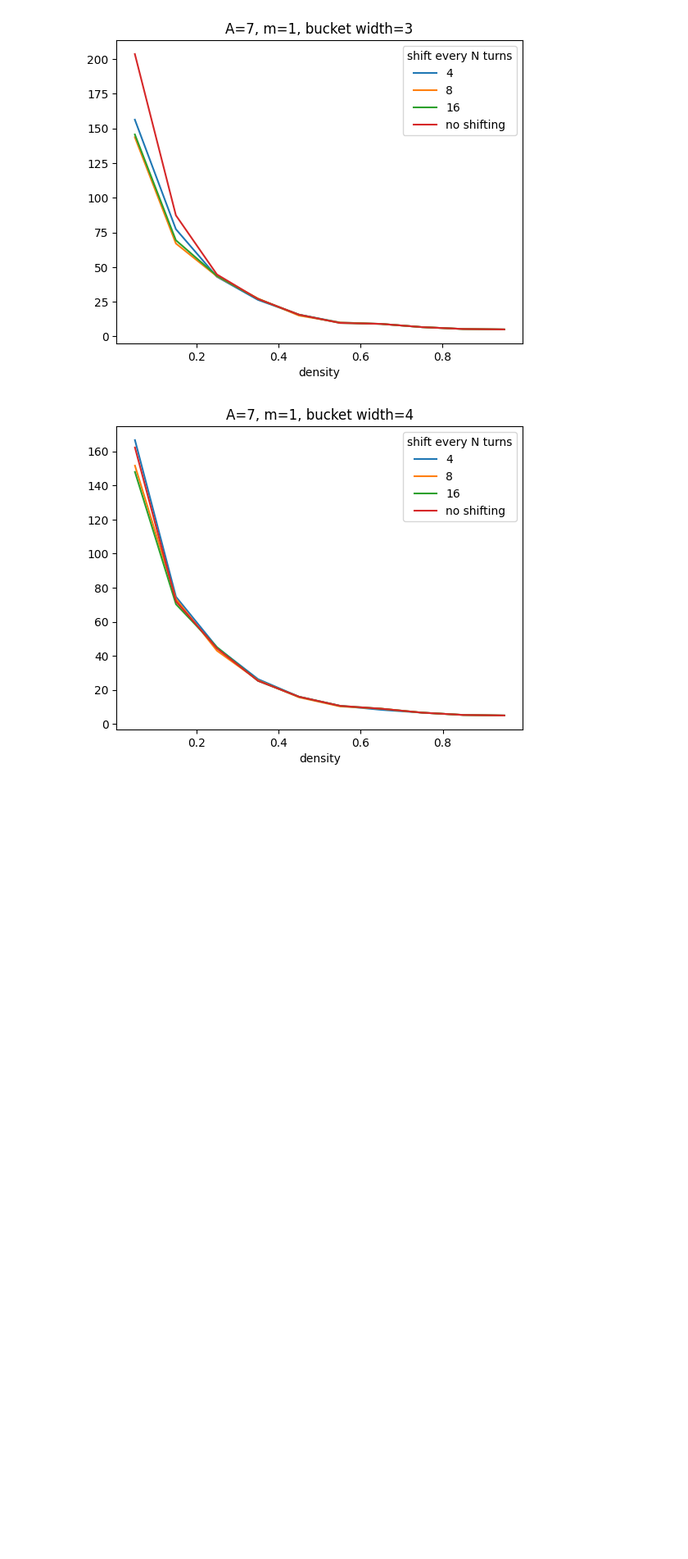
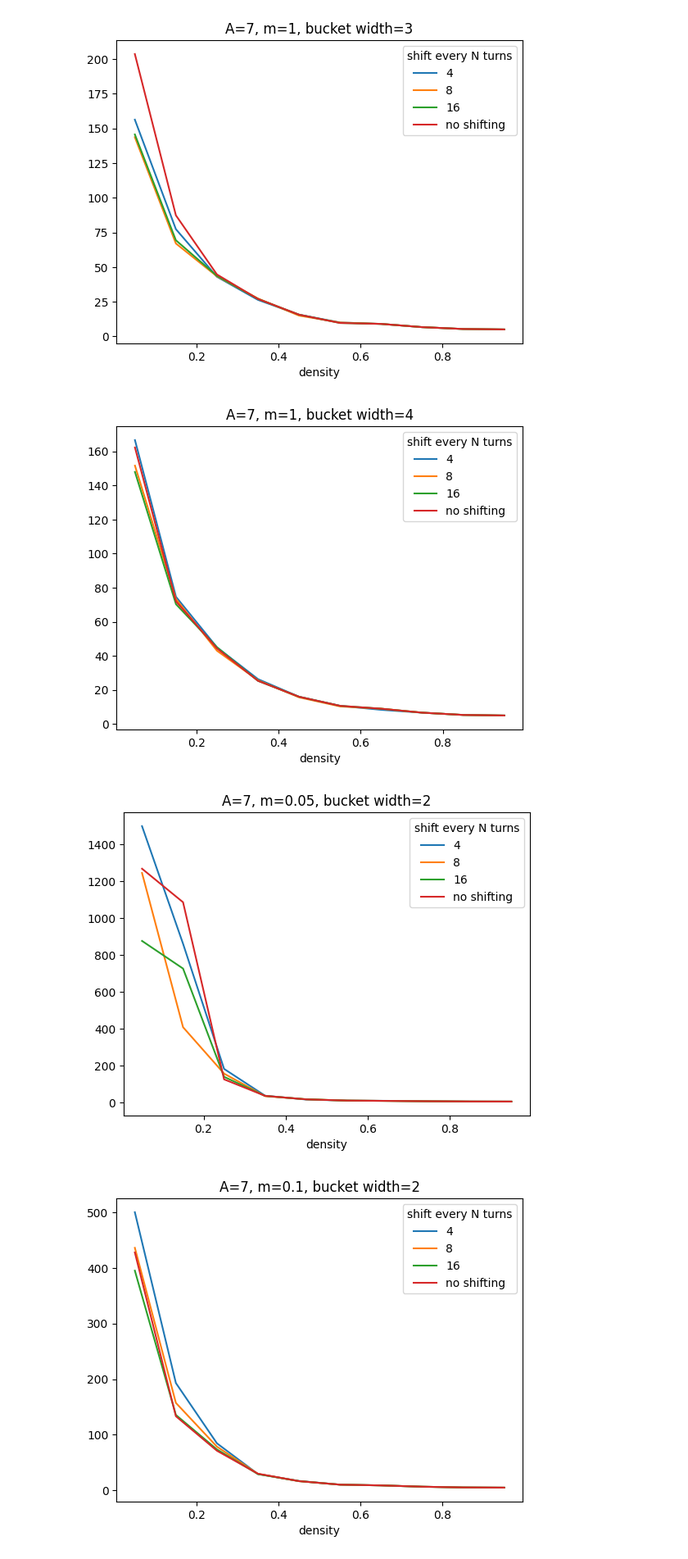
Before and after one commit to aashery2201/Amoeba, a Jupyter notebook: notebooks/bucket_width.ipynb, the cells around one changed output. Shown: that part at 82% size. Saved outputs shown, nothing was run; the diff lists cells and outputs as text; code cells hidden in the pictures; blank space fills up the shorter version.

Commit message:
exp results for shift_N with different metabolism

```diff
--- a/notebooks/bucket_width.ipynb
+++ b/notebooks/bucket_width.ipynb
@@ -95,3 +95,46 @@ for bw in bucket_widths:
 [figure]
 [figure]
 [figure]
+# %%
+# read results for different bucket widths
+def get_file(bucket_width: int, size: int, metabolism: int, shift=None) -> str:
+	return "../res/benchmark/bucket_width_{}_a{}_m{}{}.p".format(
+		bucket_width, size, metabolism, "" if shift is None else f"_shift{shift}"
+	)
+
+out_dir = 'graphs'
+# %%
+def create_plot_x_density_metabolism(bucket_width: int, size: int, metabolism: int):
+	bw_results = []
+
+	for shift in [None, 4, 8, 16]:
+		with open(get_file(bucket_width, size, metabolism, shift=shift), 'rb') as f:
+			res = pickle.load(f)
+
+			# add first column: # turns taken to shift
+			for row in res:
+				row.insert(0, shift if shift is not None else 'no shifting')
+
+			bw_results.extend(res)
+
+	columns = ['shift every N turns', 'player', 'A', 'density', 'metabolism', 'seed', 'ok', 'turns', 'time']
+	df = pd.DataFrame(data=bw_results, columns=columns)
+	avg_turns = df.groupby(columns[:5]).mean().filter(['turns'])
+	avg_turns = avg_turns.reset_index().filter(['shift every N turns', 'density', 'turns'])
+	ax = avg_turns.pivot(index='density', columns='shift every N turns', values='turns').plot(
+		title=f'A={size}, m={metabolism / 100}, bucket width={bucket_width}'
+	)
+
+	# save fig
+	fig = ax.get_figure()
+	fig.savefig(
+		f'{out_dir}/shiftN_a{size}_bw{bucket_width}_m{metabolism}',
+		dpi=300
+	)
+# %%
+create_plot_x_density_metabolism(2, 7, 5)
+create_plot_x_density_metabolism(2, 7, 10)
+create_plot_x_density_metabolism(2, 7, 25)
+# %% [output]
+[figure, added]
+[figure, added]
```
Also changed, not shown: parts of 1 cell of this notebook, 12 other files.
